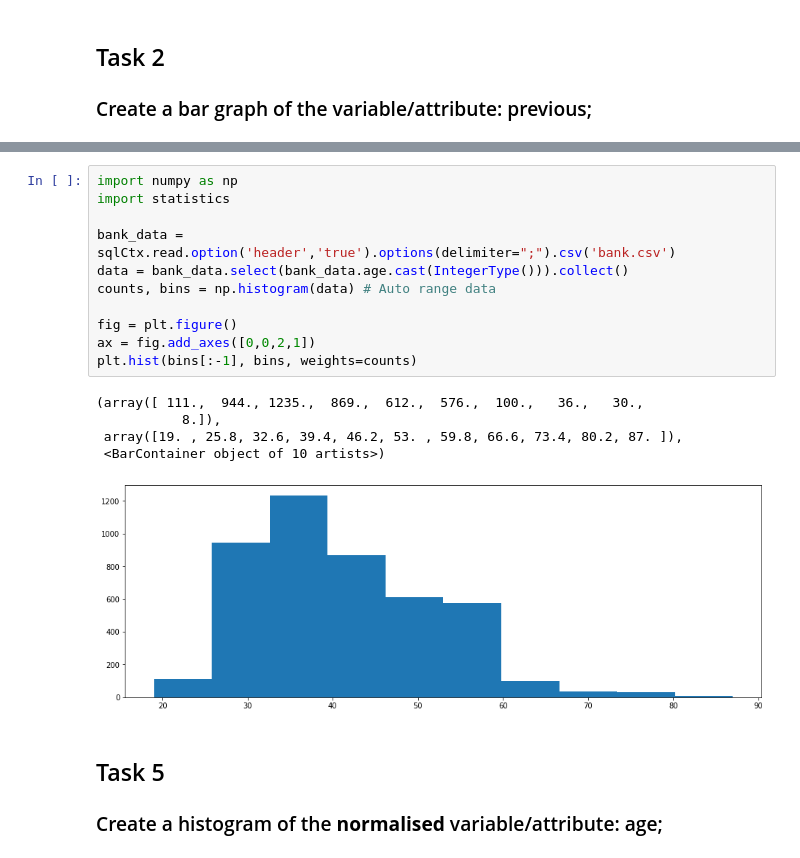
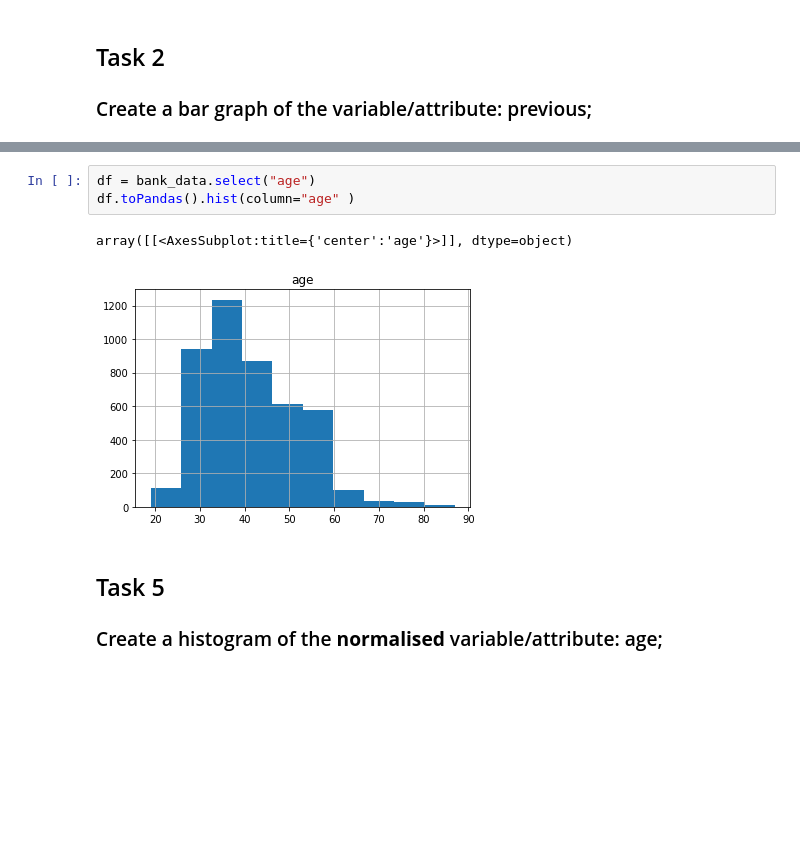
Before and after one commit to Mrhuangyi/BDA601, a Jupyter notebook: Module 5/Activity 1/code.ipynb, the cells around one changed output, grey strips where cells are left out. Drawn from its saved outputs; the diff is of its cells as text; blank space fills up the shorter version.

```diff
--- a/Module 5/Activity 1/code.ipynb
+++ b/Module 5/Activity 1/code.ipynb
@@ -197,20 +121,9 @@ only showing top 5 rows
-# %%
-import numpy as np
-import statistics
-
-bank_data = sqlCtx.read.option('header','true').options(delimiter=";").csv('bank.csv')
-data = bank_data.select(bank_data.age.cast(IntegerType())).collect()
-counts, bins = np.histogram(data) # Auto range data
-
-fig = plt.figure()
-ax = fig.add_axes([0,0,2,1])
-plt.hist(bins[:-1], bins, weights=counts)
-# %% [output]
-(array([ 111.,  944., 1235.,  869.,  612.,  576.,  100.,   36.,   30.,
-           8.]),
- array([19. , 25.8, 32.6, 39.4, 46.2, 53. , 59.8, 66.6, 73.4, 80.2, 87. ]),
- <BarContainer object of 10 artists>)
-[figure, removed]
+# %%
+df = bank_data.select("age")
+df.toPandas().hist(column="age" )
+# %% [output]
+array([[<AxesSubplot:title={'center':'age'}>]], dtype=object)
+[figure, added]
 # %% [markdown]
 ## Task 5
 
```
Also changed, not shown: parts of 24 cells of this notebook, 4 other files.
